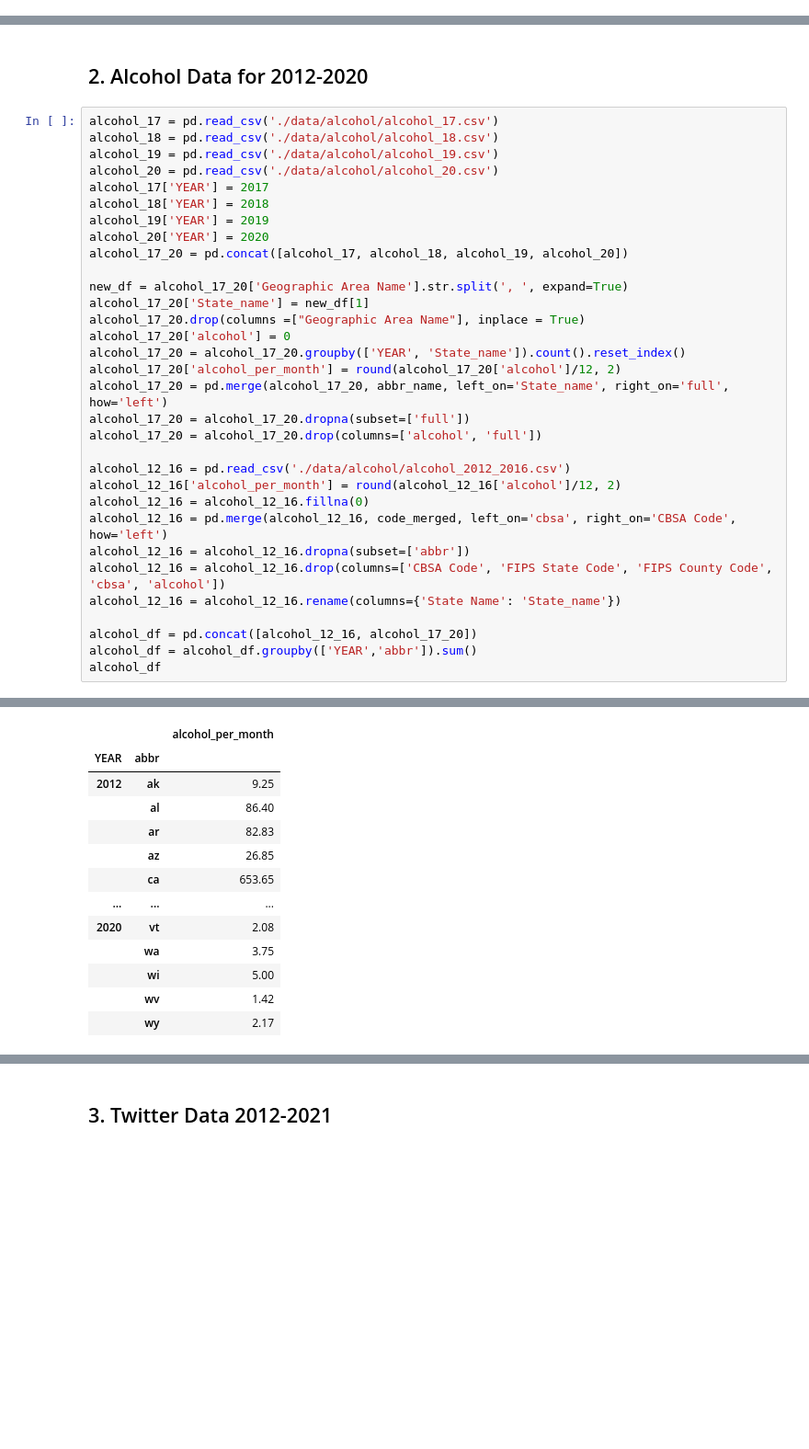
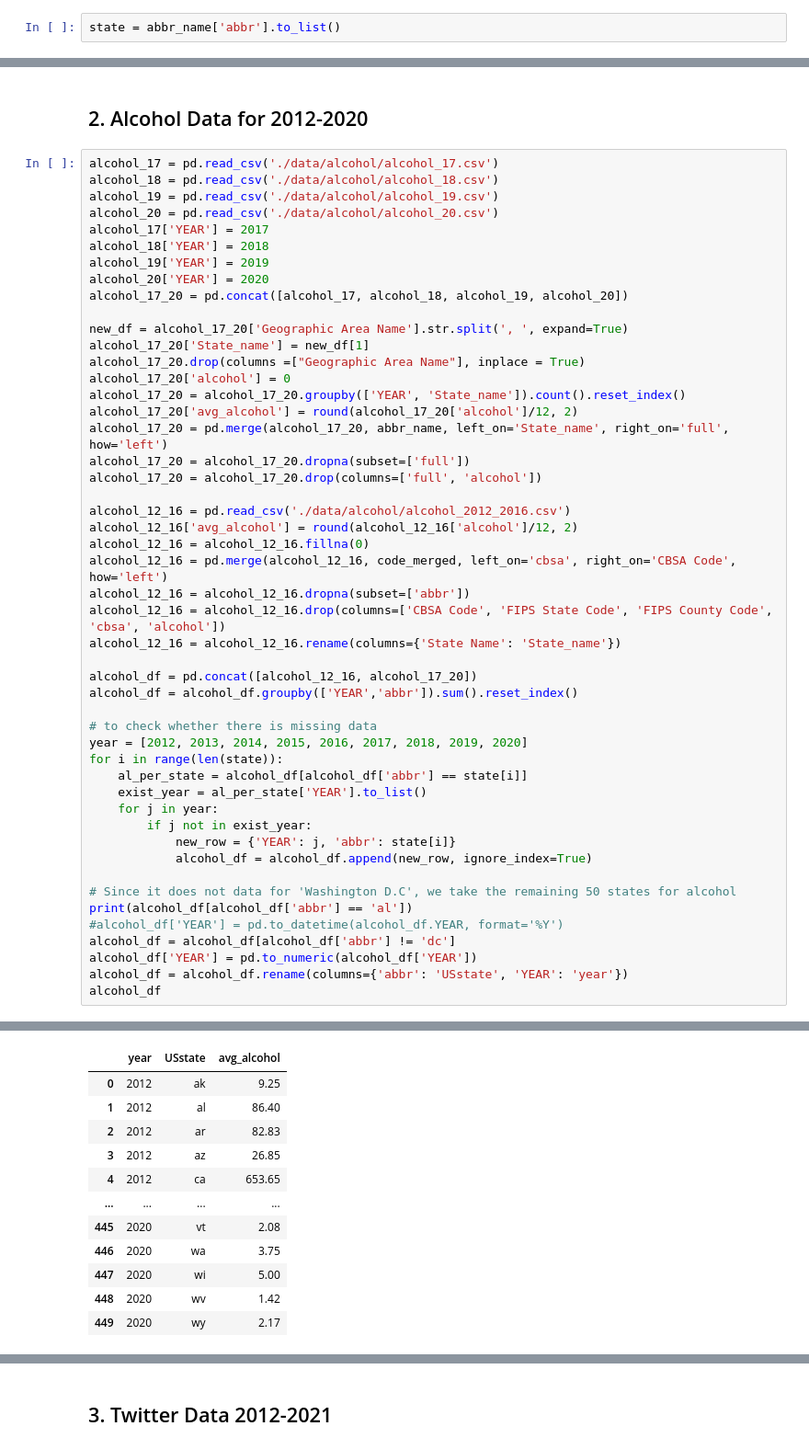
Before and after one commit to cenxi-si/DS-industry-project-group35, a Jupyter notebook: Data Prepossessing.ipynb, the cells around one changed output, grey strips where cells are left out. Shown at 92% size. Drawn from its saved outputs; the diff is of its cells as text; blank space fills up the shorter version.

```diff
--- a/Data Prepossessing.ipynb
+++ b/Data Prepossessing.ipynb
@@ -37,4 +37,6 @@ code_merged.drop_duplicates()
 | 1914 | 49780 | Ohio | 39 | 119 | oh |
 | 1915 | 49820 | Texas | 48 | 505 | tx |
 1916 rows × 5 columns
+# %%
+state = abbr_name['abbr'].to_list()
 # %% [markdown]
@@ -91,13 +125,13 @@ alcohol_17_20['State_name'] = new_df[1]
 alcohol_17_20.drop(columns =["Geographic Area Name"], inplace = True)
 alcohol_17_20['alcohol'] = 0
 alcohol_17_20 = alcohol_17_20.groupby(['YEAR', 'State_name']).count().reset_index()
-alcohol_17_20['alcohol_per_month'] = round(alcohol_17_20['alcohol']/12, 2)
+alcohol_17_20['avg_alcohol'] = round(alcohol_17_20['alcohol']/12, 2)
 alcohol_17_20 = pd.merge(alcohol_17_20, abbr_name, left_on='State_name', right_on='full', how='left')
 alcohol_17_20 = alcohol_17_20.dropna(subset=['full'])
-alcohol_17_20 = alcohol_17_20.drop(columns=['alcohol', 'full'])
+alcohol_17_20 = alcohol_17_20.drop(columns=['full', 'alcohol'])
 
 alcohol_12_16 = pd.read_csv('./data/alcohol/alcohol_2012_2016.csv')
-alcohol_12_16['alcohol_per_month'] = round(alcohol_12_16['alcohol']/12, 2)
+alcohol_12_16['avg_alcohol'] = round(alcohol_12_16['alcohol']/12, 2)
 alcohol_12_16 = alcohol_12_16.fillna(0)
 alcohol_12_16 = pd.merge(alcohol_12_16, code_merged, left_on='cbsa', right_on='CBSA Code', how='left')
 alcohol_12_16 = alcohol_12_16.dropna(subset=['abbr'])
@@ -105,6 +139,23 @@ alcohol_12_16 = alcohol_12_16.drop(columns=['CBSA Code', 'FIPS State Code', 'FIP
 alcohol_12_16 = alcohol_12_16.rename(columns={'State Name': 'State_name'})
 
 alcohol_df = pd.concat([alcohol_12_16, alcohol_17_20])
-alcohol_df = alcohol_df.groupby(['YEAR','abbr']).sum()
+alcohol_df = alcohol_df.groupby(['YEAR','abbr']).sum().reset_index()
+
+# to check whether there is missing data
+year = [2012, 2013, 2014, 2015, 2016, 2017, 2018, 2019, 2020]
+for i in range(len(state)):
+    al_per_state = alcohol_df[alcohol_df['abbr'] == state[i]]
+    exist_year = al_per_state['YEAR'].to_list()
+    for j in year:
+        if j not in exist_year:
+            new_row = {'YEAR': j, 'abbr': state[i]}
+            alcohol_df = alcohol_df.append(new_row, ignore_index=True)
+
+# Since it does not data for 'Washington D.C', we take the remaining 50 states for alcohol
+print(alcohol_df[alcohol_df['abbr'] == 'al'])
+#alcohol_df['YEAR'] = pd.to_datetime(alcohol_df.YEAR, format='%Y')
+alcohol_df = alcohol_df[alcohol_df['abbr'] != 'dc']
+alcohol_df['YEAR'] = pd.to_numeric(alcohol_df['YEAR'])
+alcohol_df = alcohol_df.rename(columns={'abbr': 'USstate', 'YEAR': 'year'})
 alcohol_df
 # %% [output]
@@ -111,13 +172,12 @@ alcohol_df
-|  |  | alcohol_per_month |
-| YEAR | abbr |  |
-| 2012 | ak | 9.25 |
-|  | al | 86.40 |
-|  | ar | 82.83 |
-|  | az | 26.85 |
-|  | ca | 653.65 |
-| ... | ... | ... |
-| 2020 | vt | 2.08 |
-|  | wa | 3.75 |
-|  | wi | 5.00 |
-|  | wv | 1.42 |
-|  | wy | 2.17 |
+|  | year | USstate | avg_alcohol |
+| 0 | 2012 | ak | 9.25 |
+| 1 | 2012 | al | 86.40 |
+| 2 | 2012 | ar | 82.83 |
+| 3 | 2012 | az | 26.85 |
+| 4 | 2012 | ca | 653.65 |
+| ... | ... | ... | ... |
+| 445 | 2020 | vt | 2.08 |
+| 446 | 2020 | wa | 3.75 |
+| 447 | 2020 | wi | 5.00 |
+| 448 | 2020 | wv | 1.42 |
+| 449 | 2020 | wy | 2.17 |
```
Also changed, not shown: parts of 11 cells of this notebook, 17 other files.
